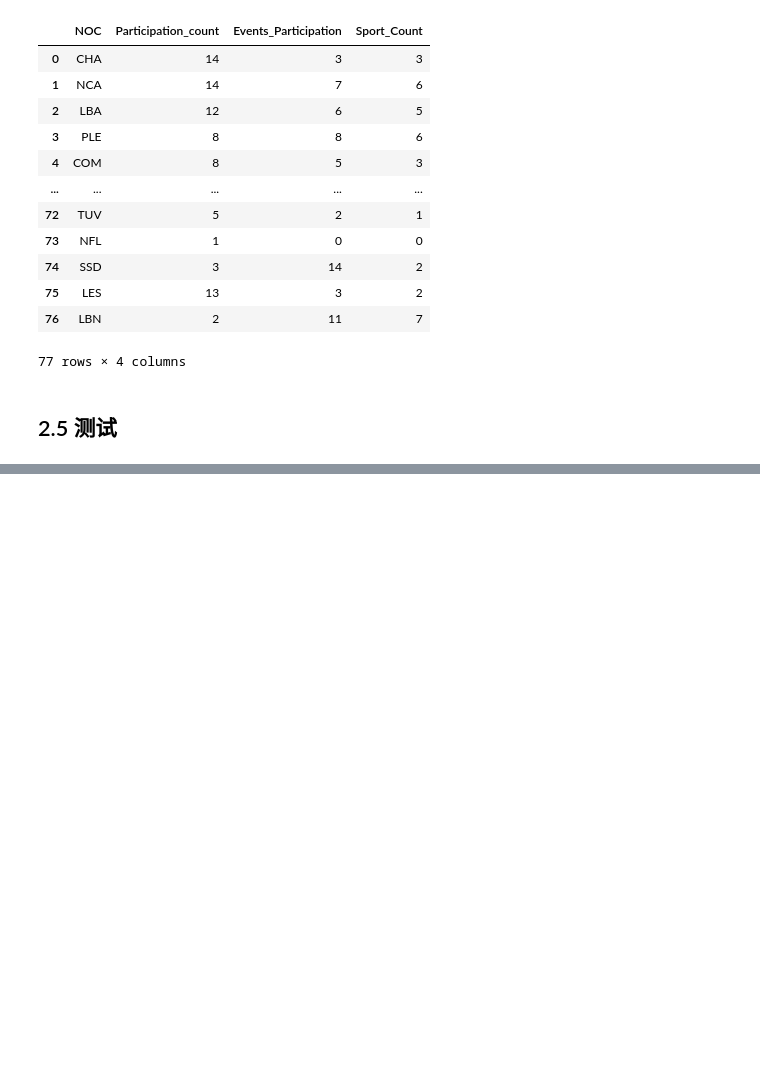
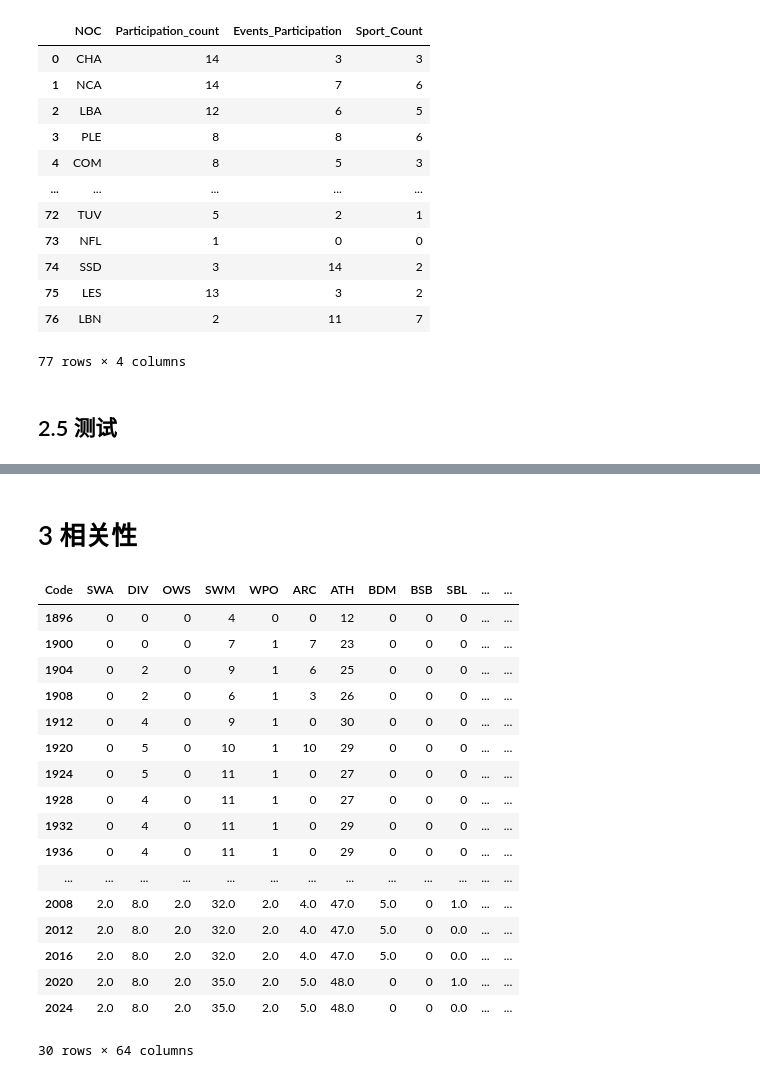
Before and after one commit to rainbowyuyu/MCM, a Jupyter notebook: model_and_code/data_processing.ipynb, the cells around one changed output, grey strips where cells are left out. Cells and saved outputs as stored; diff of their text form; code cells hidden in the pictures; blank space fills up the shorter version.

```diff
--- a/model_and_code/data_processing.ipynb
+++ b/model_and_code/data_processing.ipynb
@@ -1585,0 +1586,44 @@ Predicted Probabilities (before ranking): [np.float64(0.03), np.float64(0.23), n
+# %% [markdown]
+# 3 相关性
+# %%
+# 对除前四列外的所有列进行处理
+for col in programs.columns[4:]:
+    # 用正则表达式去除非数字字符
+    programs[col] = programs[col].replace(r'\D', '', regex=True)
+
+    # 将空缺值补零
+    programs[col] = programs[col].fillna('0')
+
+# 删除索引为 0, 1, 3 的列
+done_programs = programs.drop(programs.columns[[0, 1, 3, 7]], axis=1)
+
+# 将原 'Code' 列作为新的列名
+done_programs = done_programs.set_index('Code')
+
+# 转置 DataFrame
+done_programs_transposed = done_programs.transpose()
+
+# 删除全0的列
+done_programs_transposed = done_programs_transposed.loc[:, (done_programs_transposed != '0').any(axis=0)]
+
+# 输出处理后的 DataFrame
+done_programs_transposed
+# %% [output]
+| Code | SWA | DIV | OWS | SWM | WPO | ARC | ATH | BDM | BSB | SBL | ... | ... |
+| 1896 | 0 | 0 | 0 | 4 | 0 | 0 | 12 | 0 | 0 | 0 | ... | ... |
+| 1900 | 0 | 0 | 0 | 7 | 1 | 7 | 23 | 0 | 0 | 0 | ... | ... |
+| 1904 | 0 | 2 | 0 | 9 | 1 | 6 | 25 | 0 | 0 | 0 | ... | ... |
+| 1908 | 0 | 2 | 0 | 6 | 1 | 3 | 26 | 0 | 0 | 0 | ... | ... |
+| 1912 | 0 | 4 | 0 | 9 | 1 | 0 | 30 | 0 | 0 | 0 | ... | ... |
+| 1920 | 0 | 5 | 0 | 10 | 1 | 10 | 29 | 0 | 0 | 0 | ... | ... |
+| 1924 | 0 | 5 | 0 | 11 | 1 | 0 | 27 | 0 | 0 | 0 | ... | ... |
+| 1928 | 0 | 4 | 0 | 11 | 1 | 0 | 27 | 0 | 0 | 0 | ... | ... |
+| 1932 | 0 | 4 | 0 | 11 | 1 | 0 | 29 | 0 | 0 | 0 | ... | ... |
+| 1936 | 0 | 4 | 0 | 11 | 1 | 0 | 29 | 0 | 0 | 0 | ... | ... |
+| ... | ... | ... | ... | ... | ... | ... | ... | ... | ... | ... | ... | ... |
+| 2008 | 2.0 | 8.0 | 2.0 | 32.0 | 2.0 | 4.0 | 47.0 | 5.0 | 0 | 1.0 | ... | ... |
+| 2012 | 2.0 | 8.0 | 2.0 | 32.0 | 2.0 | 4.0 | 47.0 | 5.0 | 0 | 0.0 | ... | ... |
+| 2016 | 2.0 | 8.0 | 2.0 | 32.0 | 2.0 | 4.0 | 47.0 | 5.0 | 0 | 0.0 | ... | ... |
+| 2020 | 2.0 | 8.0 | 2.0 | 35.0 | 2.0 | 5.0 | 48.0 | 0 | 0 | 1.0 | ... | ... |
+| 2024 | 2.0 | 8.0 | 2.0 | 35.0 | 2.0 | 5.0 | 48.0 | 0 | 0 | 0.0 | ... | ... |
+30 rows × 64 columns
```
Also changed, not shown: parts of 4 cells of this notebook, 2 other files.
